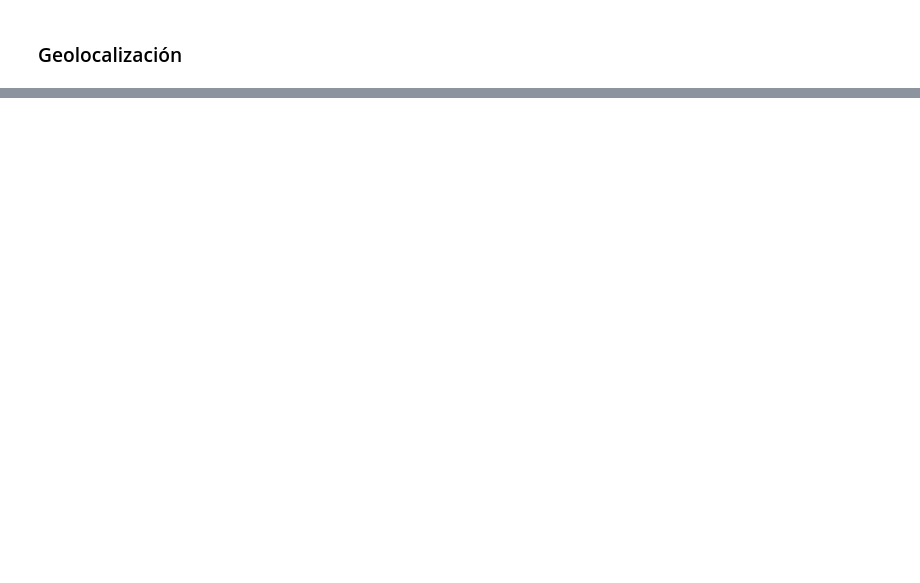
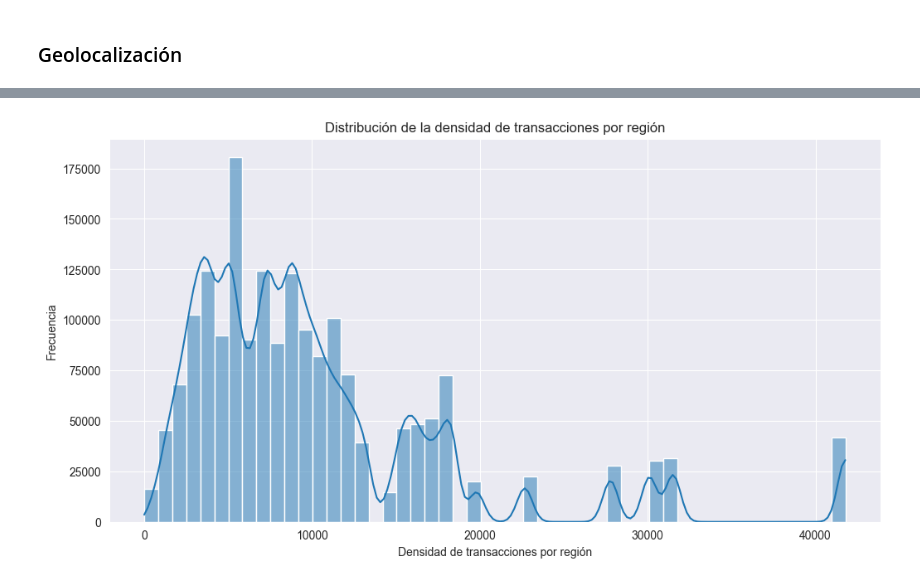
Before and after one commit to markalbrand56/SDS-Proyecto-1, a Jupyter notebook: feature_engineering.ipynb, the cells around one changed output, grey strips where cells are left out. Cells and saved outputs as stored; diff of their text form; code cells hidden in the pictures; blank space fills up the shorter version.

```diff
--- a/feature_engineering.ipynb
+++ b/feature_engineering.ipynb
@@ -73,0 +134,9 @@ dataset.head()
+# %%
+plt.figure(figsize=(12, 6))
+sns.histplot(dataset["region_density"], bins=50, kde=True)
+plt.title("Distribución de la densidad de transacciones por región")
+plt.xlabel("Densidad de transacciones por región")
+plt.ylabel("Frecuencia")
+plt.show()
+# %% [output]
+[figure, added]
```
Also changed, not shown: parts of 7 cells of this notebook.
